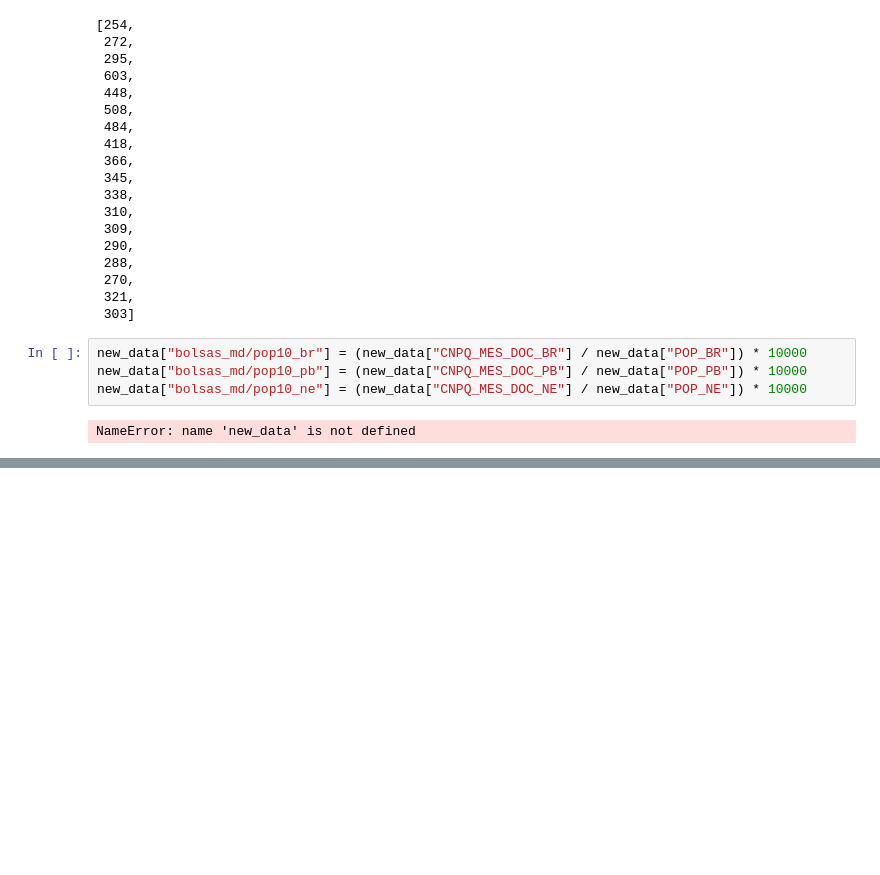
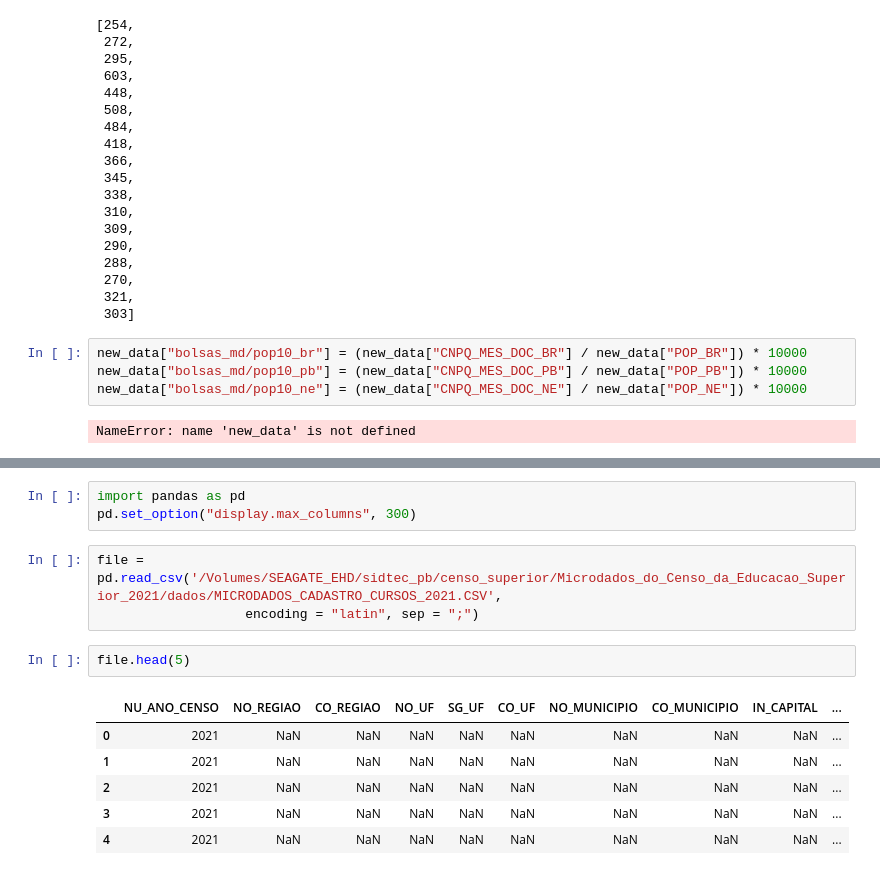
Before and after one commit to pedroafmelo/sidtec_pb, a Jupyter notebook: etapa_2/pessoas_recursos/extract_transform/testing.ipynb, the cells around one changed output, grey strips where cells are left out. Saved outputs shown, nothing was run; the diff lists cells and outputs as text; blank space fills up the shorter version.

```diff
--- a/etapa_2/pessoas_recursos/extract_transform/testing.ipynb
+++ b/etapa_2/pessoas_recursos/extract_transform/testing.ipynb
@@ -2088,0 +2186,15 @@ NameError: name 'new_data' is not defined
+# %%
+import pandas as pd
+pd.set_option("display.max_columns", 300)
+# %%
+file = pd.read_csv('/Volumes/SEAGATE_EHD/sidtec_pb/censo_superior/Microdados_do_Censo_da_Educacao_Superior_2021/dados/MICRODADOS_CADASTRO_CURSOS_2021.CSV',
+                   encoding = "latin", sep = ";")
+# %%
+file.head(5)
+# %% [output]
+|  | NU_ANO_CENSO | NO_REGIAO | CO_REGIAO | NO_UF | SG_UF | CO_UF | NO_MUNICIPIO | CO_MUNICIPIO | IN_CAPITAL | ... |
+| 0 | 2021 | NaN | NaN | NaN | NaN | NaN | NaN | NaN | NaN | ... |
+| 1 | 2021 | NaN | NaN | NaN | NaN | NaN | NaN | NaN | NaN | ... |
+| 2 | 2021 | NaN | NaN | NaN | NaN | NaN | NaN | NaN | NaN | ... |
+| 3 | 2021 | NaN | NaN | NaN | NaN | NaN | NaN | NaN | NaN | ... |
+| 4 | 2021 | NaN | NaN | NaN | NaN | NaN | NaN | NaN | NaN | ... |
```
Also changed, not shown: parts of 5 cells of this notebook, 3 other files.
